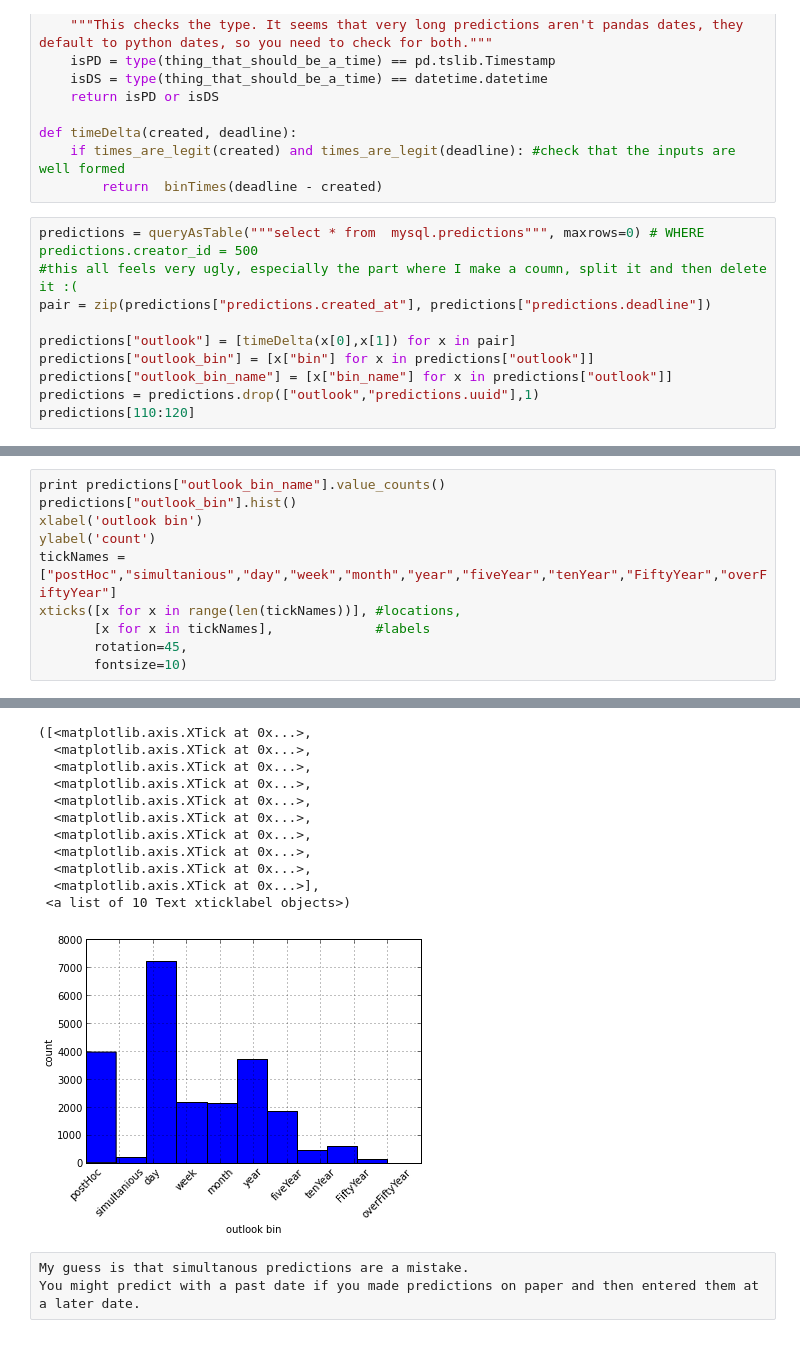
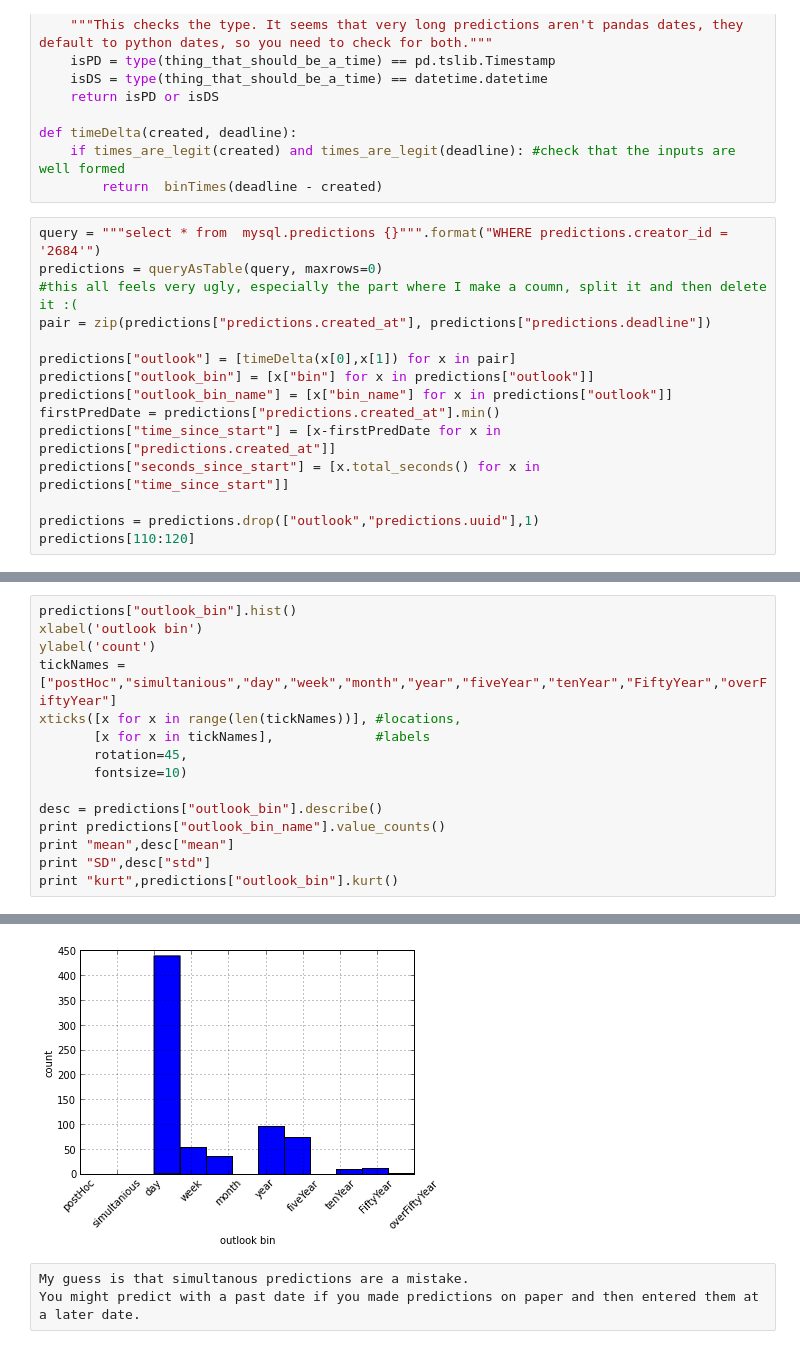
Before and after one commit to notionparallax/GA-DataScience, a Jupyter notebook: Prediction book analysis/PB prediction focus.ipynb, the cells around one changed output, grey strips where cells are left out. Saved outputs shown, nothing was run; the diff lists cells and outputs as text.

```diff
--- a/Prediction book analysis/PB prediction focus.ipynb
+++ b/Prediction book analysis/PB prediction focus.ipynb
@@ -116,13 +116,18 @@ def timeDelta(created, deadline):
     if times_are_legit(created) and times_are_legit(deadline): #check that the inputs are well formed
         return  binTimes(deadline - created)
 # %%
-predictions = queryAsTable("""select * from  mysql.predictions""", maxrows=0) # WHERE predictions.creator_id = 500
+query = """select * from  mysql.predictions {}""".format("WHERE predictions.creator_id = '2684'")
+predictions = queryAsTable(query, maxrows=0)
 #this all feels very ugly, especially the part where I make a coumn, split it and then delete it :(
 pair = zip(predictions["predictions.created_at"], predictions["predictions.deadline"])
 
 predictions["outlook"] = [timeDelta(x[0],x[1]) for x in pair]
 predictions["outlook_bin"] = [x["bin"] for x in predictions["outlook"]]
 predictions["outlook_bin_name"] = [x["bin_name"] for x in predictions["outlook"]]
+firstPredDate = predictions["predictions.created_at"].min()
+predictions["time_since_start"] = [x-firstPredDate for x in predictions["predictions.created_at"]]
+predictions["seconds_since_start"] = [x.total_seconds() for x in predictions["time_since_start"]]
+
 predictions = predictions.drop(["outlook","predictions.uuid"],1)
 predictions[110:120]
 # %% [output]
@@ -140,5 +145,4 @@ predictions[110:120]
 # %%
-print predictions["outlook_bin_name"].value_counts()
 predictions["outlook_bin"].hist()
 xlabel('outlook bin')
 ylabel('count')
@@ -147,4 +151,10 @@ xticks([x for x in range(len(tickNames))], #locations,
        [x for x in tickNames],             #labels
        rotation=45,
        fontsize=10)
+
+desc = predictions["outlook_bin"].describe()
+print predictions["outlook_bin_name"].value_counts()
+print "mean",desc["mean"]
+print "SD",desc["std"]
+print "kurt",predictions["outlook_bin"].kurt()
 # %% [output]
@@ -162,15 +173,4 @@ dtype: int64
-([<matplotlib.axis.XTick at 0x...>,
-  <matplotlib.axis.XTick at 0x...>,
-  <matplotlib.axis.XTick at 0x...>,
-  <matplotlib.axis.XTick at 0x...>,
-  <matplotlib.axis.XTick at 0x...>,
-  <matplotlib.axis.XTick at 0x...>,
-  <matplotlib.axis.XTick at 0x...>,
-  <matplotlib.axis.XTick at 0x...>,
-  <matplotlib.axis.XTick at 0x...>,
-  <matplotlib.axis.XTick at 0x...>],
- <a list of 10 Text xticklabel objects>)
-[figure, old version]
+[figure, new version]
 # %% [raw]
 My guess is that simultanous predictions are a mistake.
 You might predict with a past date if you made predictions on paper and then entered them at a later date.
```
Also changed, not shown: parts of 4 cells of this notebook, 1 other file.
